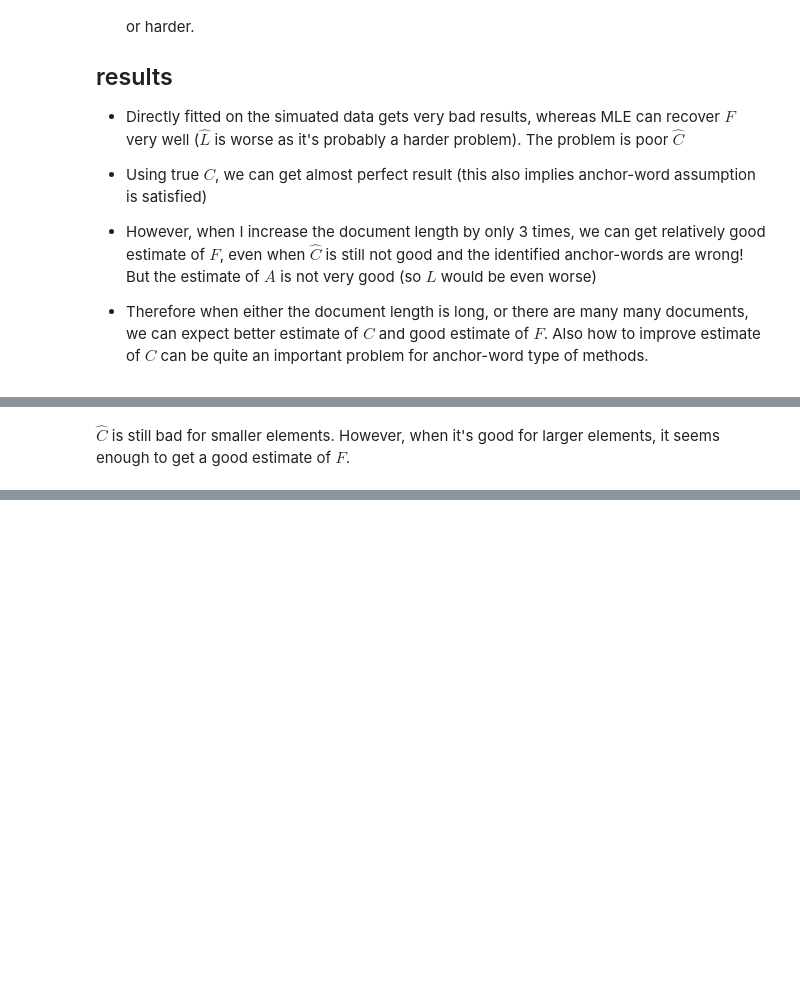
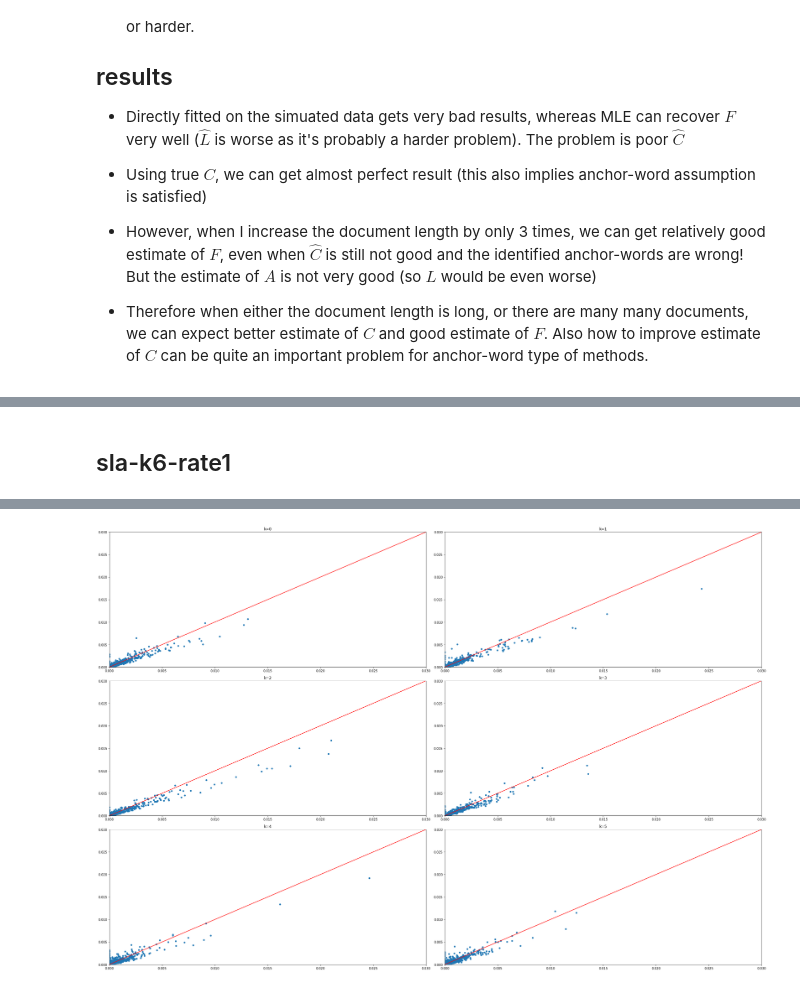
Before and after one commit to zihao12/pyJSMF-RAW, a Jupyter notebook: experiments/sla_multinomial1.ipynb, the cells around one changed output, grey strips where cells are left out. Cells and saved outputs as stored; diff of their text form; code cells hidden in the pictures; blank space fills up the shorter version.

```diff
--- a/experiments/sla_multinomial1.ipynb
+++ b/experiments/sla_multinomial1.ipynb
@@ -134,10 +36,0 @@ S0, B0, A0, Btilde0, _, _, _, _ = factorizeC(Ctrue, k, rectifier='no', optimizer
-# %%
-tpx_idx0 = match_topics(F, B0).astype(int)
-print(tpx_idx0)
-
-for i in range(k):
-    plt.scatter(F[:, i], B0[:, tpx_idx0[i]])
-    plt.xlabel("f")
-    plt.ylabel("fhat")
-    plt.title(f"topic {i + 1}")
-    plt.show()
@@ -330,7 +36,0 @@ print(tpx_idxnew0)
-# %%
-for i in range(k):
-    plt.scatter(F[:, i], Bnew[:, tpx_idxnew[i]])
-    plt.xlabel("f")
-    plt.ylabel("fhat")
-    plt.title(f"topic {i + 1}")
-    plt.show()
@@ -408,2 +37,58 @@ plt.show()
-# %% [markdown]
-$\hat{C}$ is still bad for smaller elements. However, when it's good for larger elements, it seems enough to get a good estimate of $F$.
+# %% [markdown]
+## sla-k6-rate1
+# %%
+## load data
+dataname = "sla"
+k = 6
+rate=1
+
+datafile=f"output/fit_sim_{dataname}_fastTopics_k{k}_rate{rate}.pkl"
+with open(datafile, "rb") as f:
+    fitted = pickle.load(f)
+
+
+idx = match_topics(fitted['Ftrue'],fitted['B']).astype(int)
+print("matched topic idx")
+print(idx)
+
+print("########## Compare A ############")
+print("### A ###")
+print(fitted['Atrue'].round(2))
+print(fitted['Atrue'].sum(axis = 0).round(2))
+print("### Afit ###")
+print(fitted['A'][np.ix_(idx, idx)].round(2))
+print(fitted['A'][np.ix_(idx, idx)].sum(axis = 0).round(2))
+
+print("########## anchor rows ############")
+S = fitted["S"]
+S0 = fitted["S0"]
+print("B[S,:]")
+print(fitted["B"][S[idx],:].round(5))
+print("Ftrue[S,:]")
+print(fitted["Ftrue"][S[idx],:].round(5))
+print("Ftrue[S0,:]")
+print(fitted["Ftrue"][S0,:].round(5))
+
+
+print("########## Compare F ############")
+n_row = int(k/2)
+
+fig, axes = plt.subplots(n_row, 2, figsize = (30, 20))
+custom_xlim = (0, 0.03)
+custom_ylim = (0, 0.03)
+
+# Setting the values for all axes.
+plt.setp(axes, xlim=custom_xlim, ylim=custom_ylim)
+for i in range(n_row):
+    j = 2*i
+    axes[i, 0].scatter(fitted['Ftrue'][:, j], fitted['B'][:, idx[j]], s = 20)
+    axes[i, 0].plot(custom_xlim, custom_ylim, 'k-', color = "red")
+    axes[i, 0].set_title(f'k={j}')
+    j += 1
+    axes[i, 1].scatter(fitted['Ftrue'][:, j], fitted['B'][:, idx[j]], s = 20)
+    axes[i, 1].plot(custom_xlim, custom_ylim, 'k-', color = "red")
+    axes[i, 1].set_title(f'k={j}')
+
+plt.tight_layout()
+plt.show()
+# %% [output]
@@ -409,0 +112 @@ $\hat{C}$ is still bad for smaller elements. However, when it's good for larger
+[figure, added]
```
Also changed, not shown: parts of 43 cells of this notebook, 2 other files.
